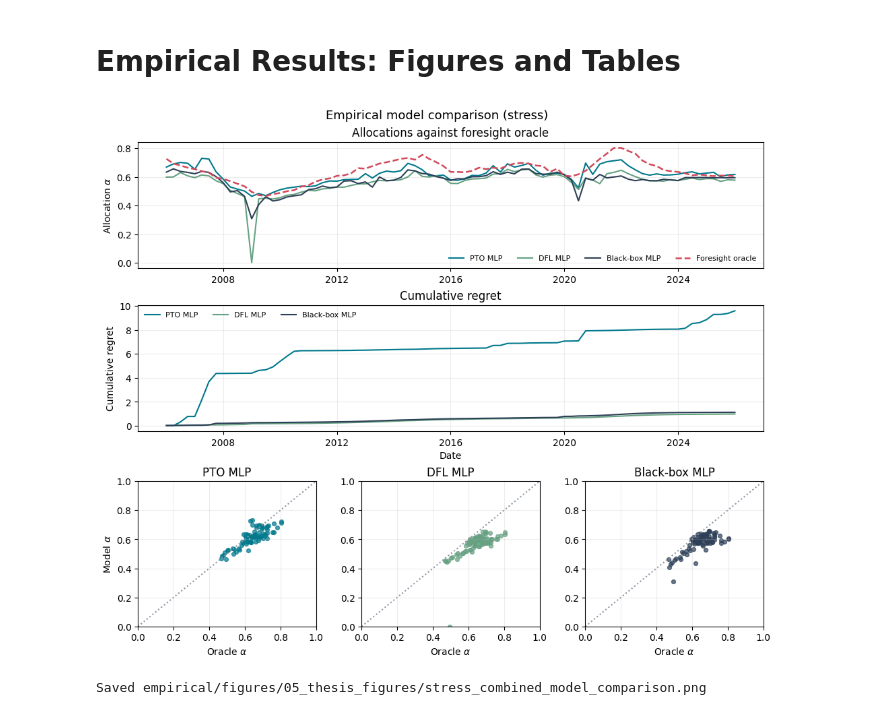
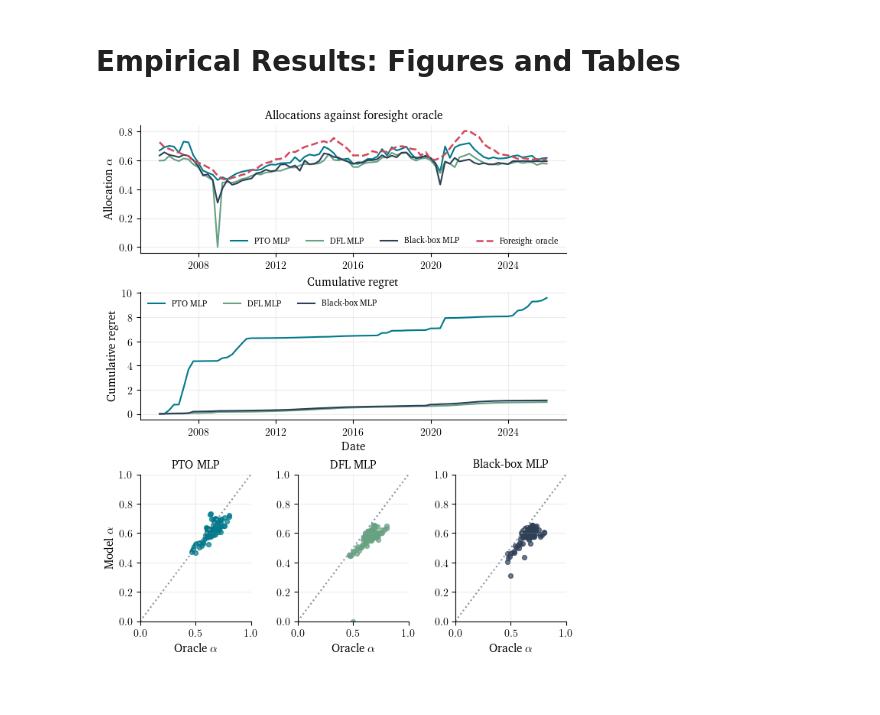
Before and after one commit to okeeffe-hannah/Decision_Focused_Learning_for_Capital_Allocation, a Jupyter notebook: dfl_for_capital_allocation/empirical/notebooks/05_empirical_thesis_figures.ipynb, the cells around one changed output. Drawn from its saved outputs; the diff is of its cells as text; code cells hidden in the pictures.

```diff
--- a/dfl_for_capital_allocation/empirical/notebooks/05_empirical_thesis_figures.ipynb
+++ b/dfl_for_capital_allocation/empirical/notebooks/05_empirical_thesis_figures.ipynb
@@ -3,9 +3,11 @@
 # %%
 from pathlib import Path
 import sys
-import numpy as np
 import pandas as pd
 import matplotlib.pyplot as plt
+from plotting_config import TEXT_WIDTH
+import numpy as np
+
 ROOT = Path.cwd().resolve()
 while ROOT != ROOT.parent and not (ROOT / 'empirical' / 'results').exists():
     ROOT = ROOT.parent
@@ -13,9 +15,8 @@ sys.path.insert(0, str(ROOT))
 
 RESULTS = ROOT / 'empirical' / 'results'
 OUT = ROOT / 'empirical' / 'figures' / '05_thesis_figures'
-OUT.mkdir(parents=True, exist_ok=True)
 
-def load(split):
+def load():
     base = pd.read_csv(RESULTS/'pto'/'pto_quarterly_pd_irb_predictions.csv', parse_dates=['date'])
     base = base.rename(columns={c: c.replace('_mlp', '_pto_mlp').replace('_linear', '_pto_linear').replace('_persistence', '_pto_persistence') for c in base.columns if c.startswith(('alpha_hat_', 'regret_', 'utility_', 'pd_q_hat_', 'pd_a_hat_', 'c_q_hat_', 'k_irb_hat_'))})
     for family in ['blackbox','dfl']:
@@ -24,41 +25,39 @@ def load(split):
         base = base.merge(other[cols], on='date', how='inner')
     return base.sort_values('date')
 
-data = {s:load(s) for s in ['stress']}
+df = load()
 
 from minou_colours import MINOU_COLOURS
 COLORS = {'pto_mlp':MINOU_COLOURS['teal'],'blackbox_mlp':MINOU_COLOURS['navy'],'dfl_mlp':MINOU_COLOURS['sage'],'oracle':MINOU_COLOURS['coral'],'persistence':MINOU_COLOURS['grey']}
 # %%
 # Combined empirical comparison plot
-for split, df in data.items():
+for df in [df]:
     models = [('pto_mlp', 'PTO MLP'), ('dfl_mlp', 'DFL MLP'), ('blackbox_mlp', 'Black-box MLP')]
-    fig = plt.figure(figsize=(10, 8.2), constrained_layout=True)
+    fig = plt.figure(figsize=(TEXT_WIDTH, 7.2), constrained_layout=True)
     gs = fig.add_gridspec(3, 3, height_ratios=[1.0, 1.0, 1.15])
     ax_alpha = fig.add_subplot(gs[0, :])
     ax_regret = fig.add_subplot(gs[1, :], sharex=ax_alpha)
     cal_axes = [fig.add_subplot(gs[2, i]) for i in range(3)]
     for m, label in models:
         if f'alpha_hat_{m}' in df:
             ax_alpha.plot(df['date'], df[f'alpha_hat_{m}'], color=COLORS[m], lw=1.5, label=label)
         if f'regret_{m}' in df:
             ax_regret.plot(df['date'], df[f'regret_{m}'].cumsum(), color=COLORS[m], lw=1.5, label=label)
     ax_alpha.plot(df['date'], df['alpha_oracle'], '--', color=COLORS['oracle'], lw=1.8, label='Foresight oracle')
     ax_alpha.set_ylabel(r'Allocation $\alpha$'); ax_alpha.set_title('Allocations against foresight oracle')
     ax_alpha.grid(alpha=.22); ax_alpha.legend(frameon=False, fontsize=8, ncol=4)
     ax_regret.set_ylabel('Cumulative regret'); ax_regret.set_xlabel('Date'); ax_regret.set_title('Cumulative regret')
     ax_regret.grid(alpha=.22); ax_regret.legend(frameon=False, fontsize=8, ncol=4)
     for ax, (m, label) in zip(cal_axes, models):
         if f'alpha_hat_{m}' in df:
             ax.scatter(df['alpha_oracle'], df[f'alpha_hat_{m}'], s=18, alpha=.7, color=COLORS[m])
         ax.plot([0, 1], [0, 1], ':', color=MINOU_COLOURS['grey'])
         ax.set_xlim(0, 1); ax.set_ylim(0, 1); ax.set_title(label); ax.set_xlabel(r'Oracle $\alpha$'); ax.grid(alpha=.22)
     cal_axes[0].set_ylabel(r'Model $\alpha$')
-    fig.suptitle(f'Empirical model comparison ({split})', fontsize=13)
-    path = OUT / f'{split}_combined_model_comparison.png'
+   # fig.suptitle('Empirical model comparison', fontsize=13)
+    path = OUT / 'combined_model_comparison.pdf'
     fig.savefig(path, dpi=300, bbox_inches='tight'); plt.show()
-    print(f'Saved {path.relative_to(ROOT)}')
 # %% [output]
-[figure, old version]
+[figure, new version]
-Saved empirical/figures/05_thesis_figures/stress_combined_model_comparison.png
 # %%
 # Empirical out-of-sample decision-performance table.
```
Also changed, not shown: parts of 1 cell of this notebook, 29 other files.
